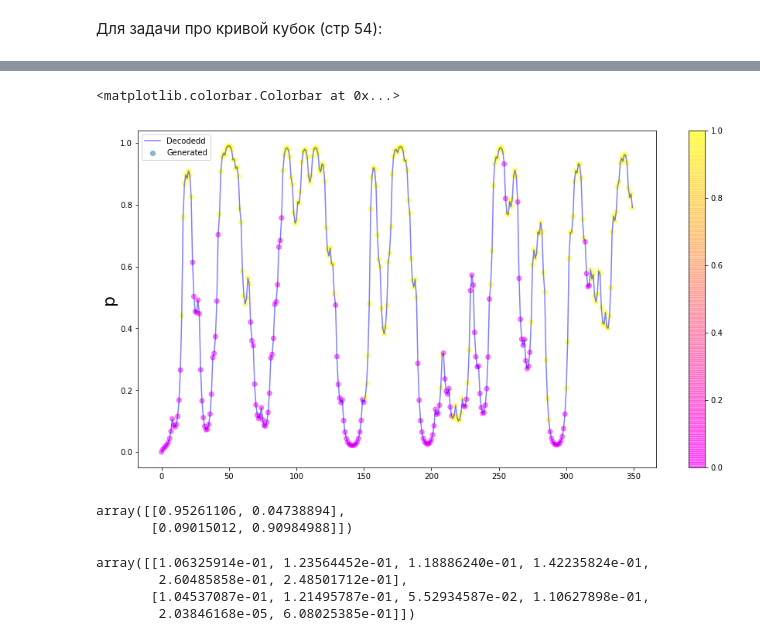
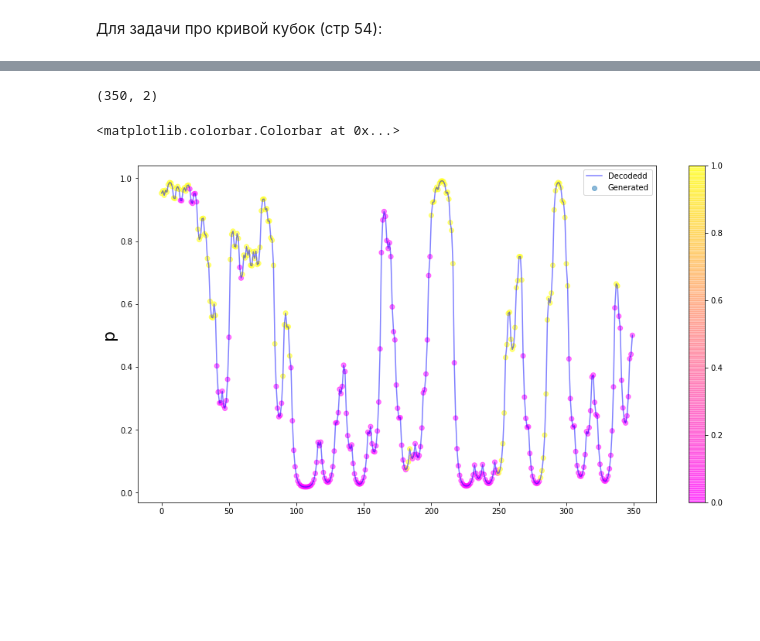
Before and after one commit to kamilla0503/University_courses, a Jupyter notebook: HW_Genomics.ipynb, the cells around one changed output, grey strips where cells are left out. Saved outputs shown, nothing was run; the diff lists cells and outputs as text; code cells hidden in the pictures; blank space fills up the shorter version.

```diff
--- a/HW_Genomics.ipynb
+++ b/HW_Genomics.ipynb
@@ -30,4 +30,4 @@ B[1, 5] = 0.5
 
 #Начальное распределение состояний:
 p = np.ones(m)/m
-p = np.array([1, 0])
+#p = np.array([1, 0])
@@ -101,11 +98,10 @@ def forward(A, B, p0, open_seq):
     #f[0,  open_seq[0] ] = 1
     log_px = 0.
     for t in range(1, T + 1):
-        f[t] = B[:,  open_seq[t - 1]] * \
-                   np.dot(f[t - 1], A)
+        f[t] = B[:,  open_seq[t - 1]] * np.dot(f[t - 1], A)
         pt = f[t].sum()
         #print(f[t], pt)
-        f[t] /= pt
+        f[t] = f[t]/pt
         log_px += np.log(pt)
         #print(log_px)
     return f, log_px
@@ -119,39 +115,68 @@ def backward(A, B, p0, open_seq):
     for t in range(T, 0, -1):
         b[t - 1] = np.dot(A, b[t] * B[:, open_seq[t - 1]])
         pt = b[t - 1].sum()
-        b[t - 1] /= pt
+        b[t - 1]  = b[t - 1] / pt
         log_px += np.log(pt)
         #print(log_px)
     log_px += np.log(b[0, initvalue])
     return b, log_px
+# %%
+def forward(A, B, p0, open_seq):
+    T = len(open_seq)
+    m = A.shape[0]
+    f = np.zeros((m, T))
+    f[:, 0] = np.log(p0) + np.log(B[:,open_seq[0]])
+    for i in range(1, T):
+        for l in range(m):
+            log1 = f[0, i - 1] + np.log(A[0, l])
+            log2 = np.log(1 + np.exp(f[1, i - 1] + np.log(A[1, l]) - log1))
+            log_sum = log1 + log2
+            f[ l, i] = np.log(B[ l, open_seq[i]]) + log_sum
+    f_probs = f[0, -1] #+ np.log(1 + np.exp(f[1, -1] - f[0, -1]))
+    return np.exp(f), f_probs
+
+def backward(A, B, p0, open_seq):
+    T = len(open_seq)
+    m = A.shape[0]
+    b = np.zeros((m, T))
+    b[:, -1] = 1
+    for i in range(T - 2, -1, -1):
+        for k in range(m):
+            log1 = b[0, i + 1] + np.log(A[k, 0]) + np.log(B[0, open_seq[i + 1]])
+            log2 = np.log(1 + np.exp(b[1, i + 1] + np.log(A[k, 1]) + np.log(B[1, open_seq[i + 1]]) - log1))
+            b[k, i] = log1 + log2
+    log1 = b[0, 1] + np.log(p0[0]) + np.log(B[0, open_seq[1]])
+    log2 = np.log(1 + np.exp(b[1, 1] + np.log(p0[1]) + np.log(B[1, open_seq[1]]) - log1))
+    b_probs = log1#+ log_term2
+    return np.exp(b), b_probs
 # %%
 f, fdecoded = forward(A, B, p, open_seq)
 
-
 b, bdecoded = backward(A, B, p, open_seq)
-
-#post_probs = f[:-1, :] * b[:-1, :] /  np.sum(f[:-1, :] * b[:-1, :] , axis=0, keepdims=True)
 
 #print(bdecoded, fdecoded)
 
 fig = plt.figure(figsize=(15, 8))
 ax = fig.add_subplot(111)
 
 #print(len(post_probs[:, 0]), len(hidden_seq))
 #plt.scatter(np.arange(len(hidden_seq)),hidden_seq,  alpha = 0.5, c=hidden_seq, label =  "Generated", cmap = "spring")
 gamma = f[:-1, :] * b[:-1, :]
+gamma = (f*b).T
+print(gamma.shape)
 gamma /= np.sum(gamma, axis=1, keepdims=True)
 plt.scatter(np.arange(len(hidden_seq)), gamma[:,1],  alpha = 0.5, c=hidden_seq, label =  "Generated", cmap = "spring")
 
 plt.plot(np.arange(len(hidden_seq)),gamma [:,1], "-", alpha = 0.5, c = "b", label = "Decodedd")
 
 #plt.xlabel(r' $ \% $', fontsize = 22)
 plt.ylabel(r"p", fontsize=22)
 
 plt.legend()
 
 plt.colorbar()
 # %% [output]
-<matplotlib.colorbar.Colorbar at 0x...>
+(350, 2)
+<matplotlib.colorbar.Colorbar at 0x...>
-[figure, old version]
+[figure, new version]
 # %%
@@ -189,12 +224,0 @@ log_px, A, B = baum_welch(A, B, p,open_seq)
-# %%
-A
-# %% [output]
-array([[0.95261106, 0.04738894],
-       [0.09015012, 0.90984988]])
-# %%
-B
-# %% [output]
-array([[1.06325914e-01, 1.23564452e-01, 1.18886240e-01, 1.42235824e-01,
-        2.60485858e-01, 2.48501712e-01],
-       [1.04537087e-01, 1.21495787e-01, 5.52934587e-02, 1.10627898e-01,
-        2.03846168e-05, 6.08025385e-01]])
```
Also changed, not shown: parts of 11 cells of this notebook.
